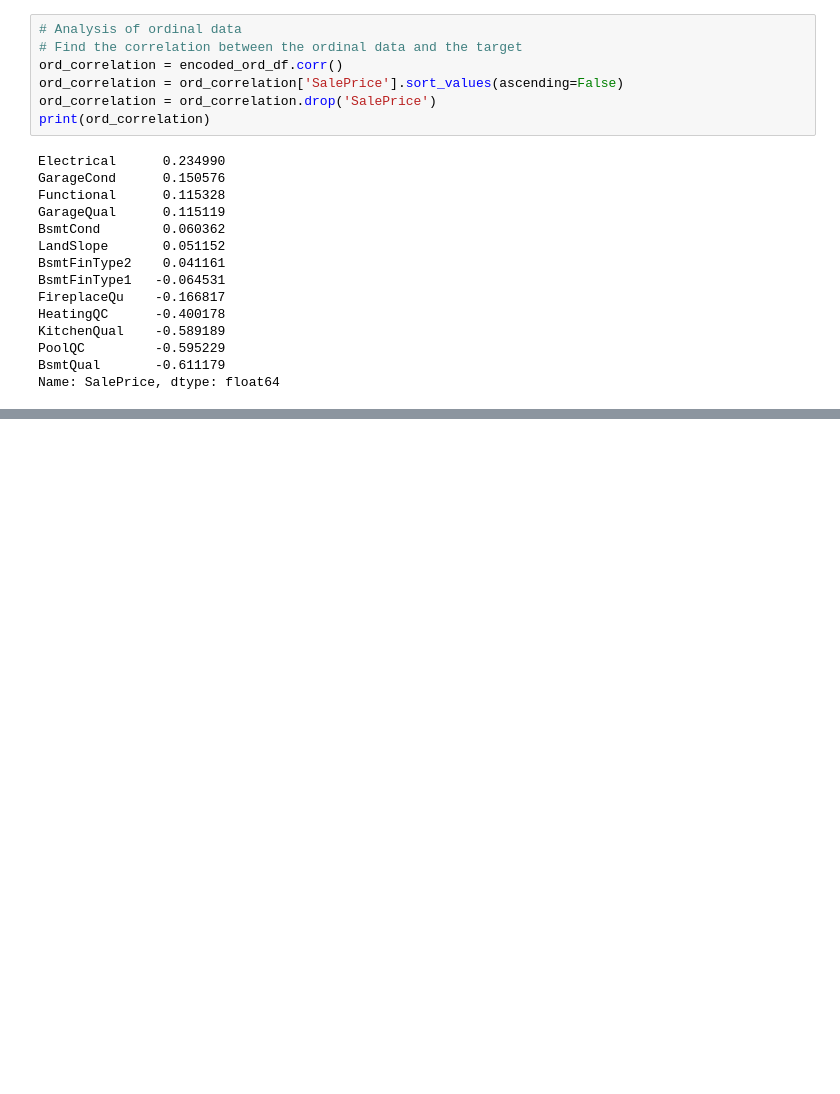
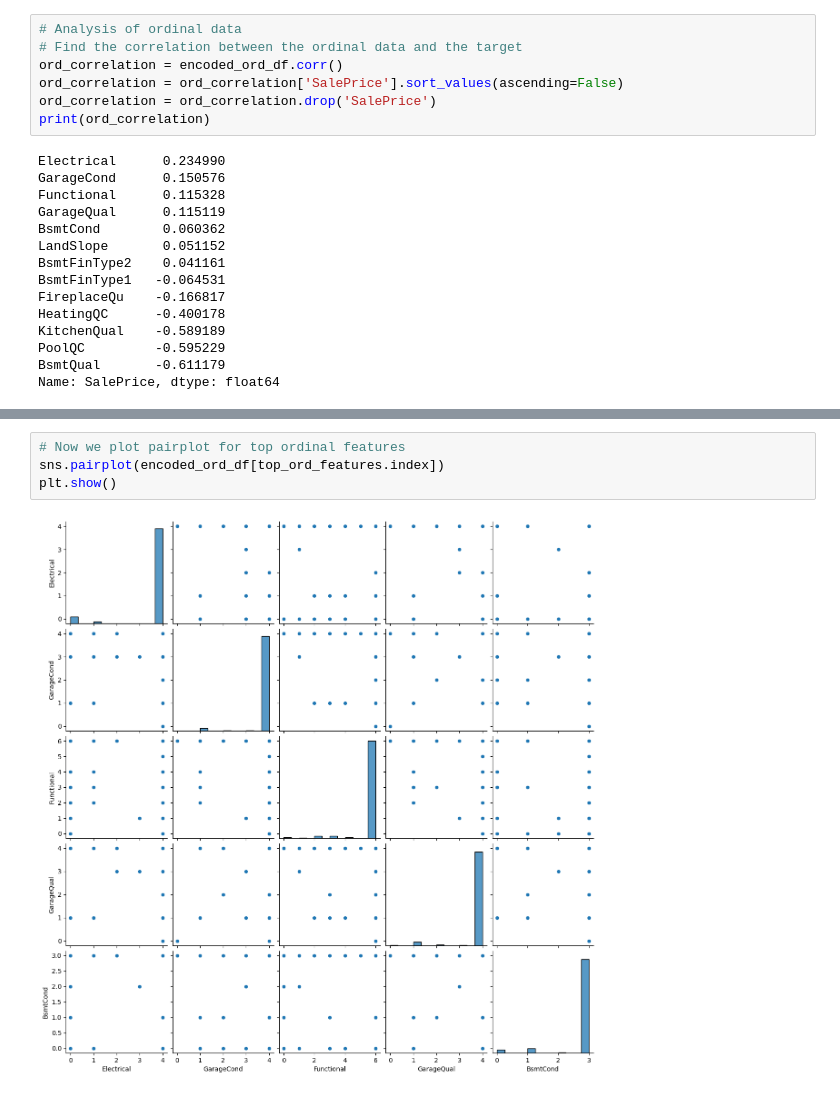
Before and after one commit to matthewgraca/4661-house-prices-regression, a Jupyter notebook: notebooks/data_visualization.ipynb, the cells around one changed output, grey strips where cells are left out. Drawn from its saved outputs; the diff is of its cells as text; blank space fills up the shorter version.

```diff
--- a/notebooks/data_visualization.ipynb
+++ b/notebooks/data_visualization.ipynb
@@ -154,0 +226,6 @@ print(top_ord_features)
+# %%
+# Now we plot pairplot for top ordinal features
+sns.pairplot(encoded_ord_df[top_ord_features.index])
+plt.show()
+# %% [output]
+[figure, added]
```
Also changed, not shown: parts of 7 cells of this notebook.
